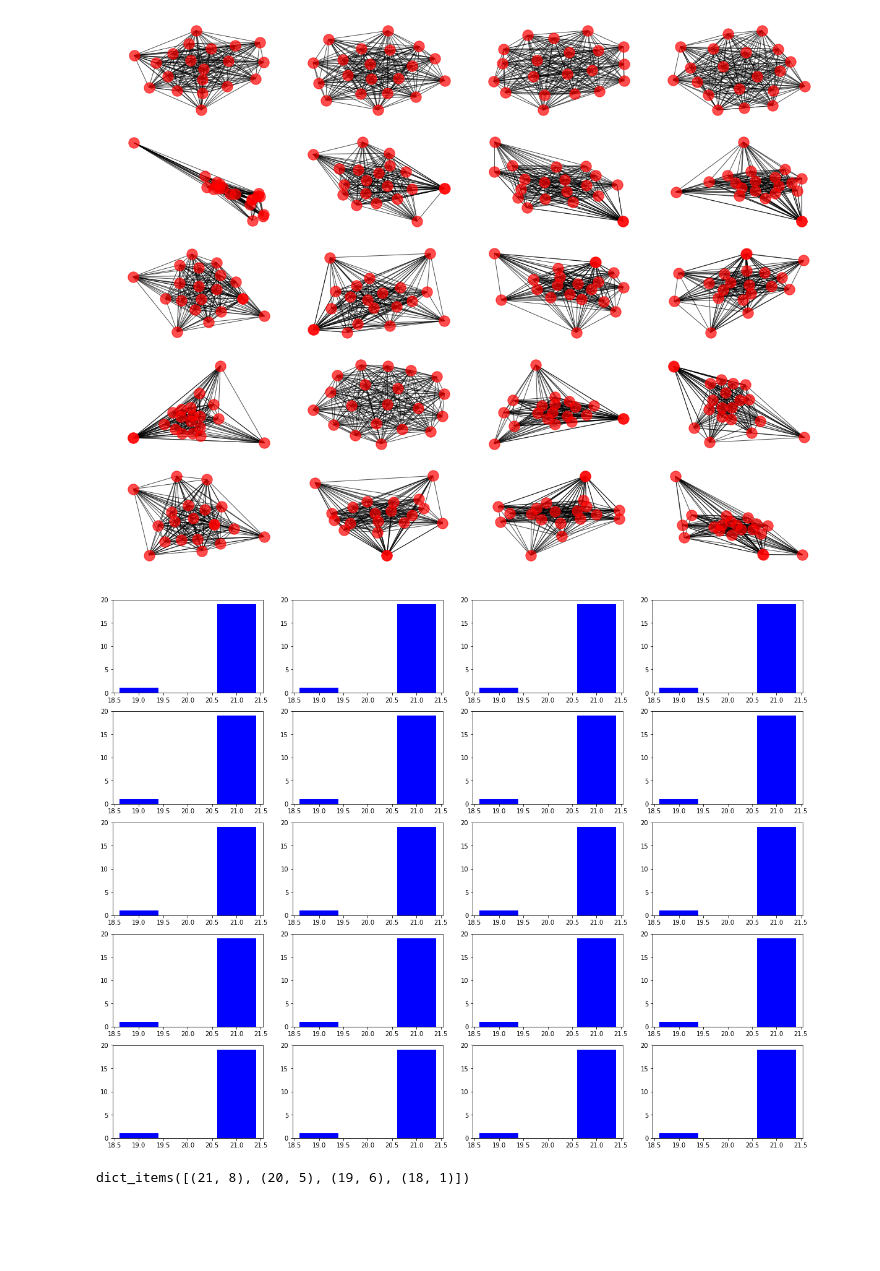
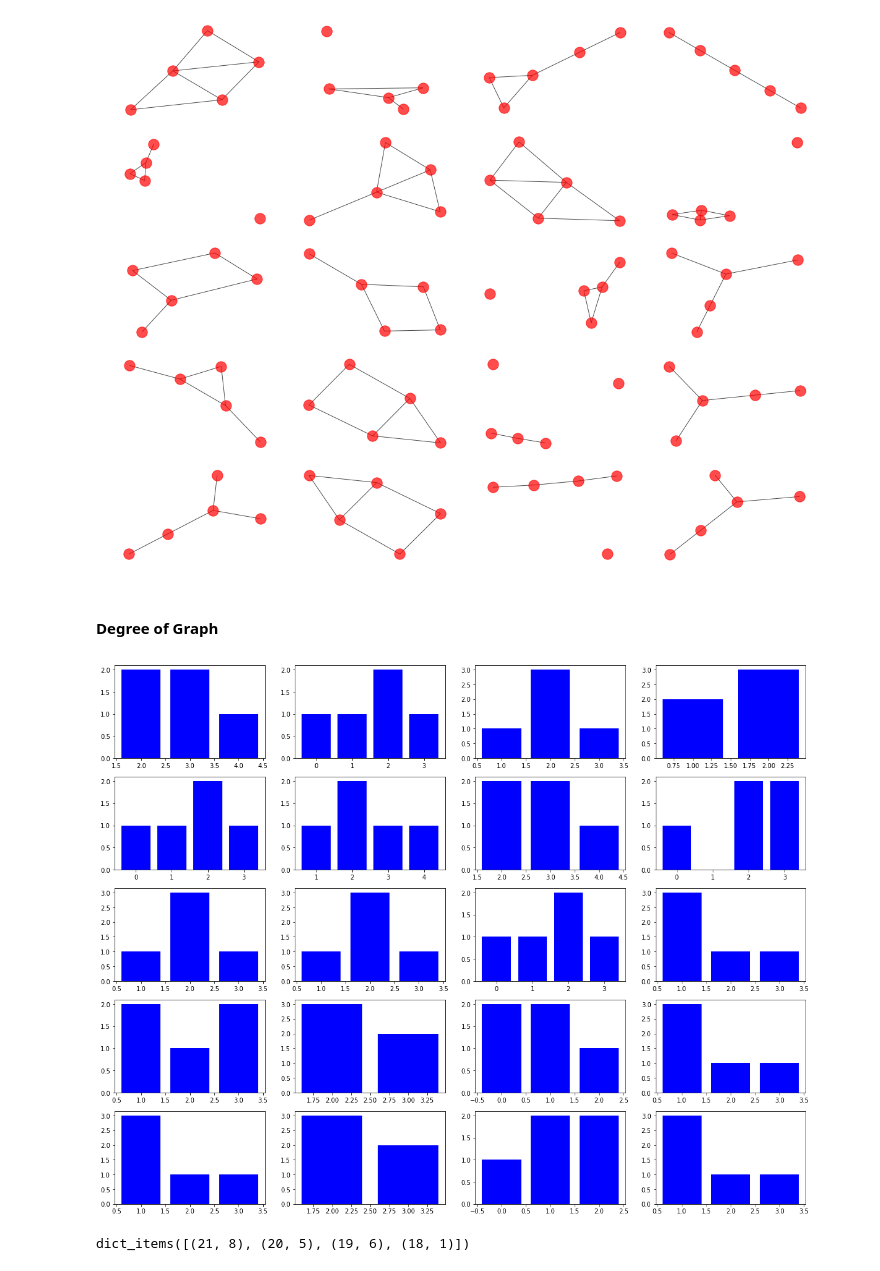
Before and after one commit to puva01/thesis, a Jupyter notebook: Market.ipynb, the cells around one changed output. Saved outputs shown, nothing was run; the diff lists cells and outputs as text; code cells hidden in the pictures; blank space fills up the shorter version.

```diff
--- a/Market.ipynb
+++ b/Market.ipynb
@@ -270,6 +270,7 @@ from deap import base
 from deap.benchmarks.tools import diversity, convergence, hypervolume
 from deap import creator
 from deap import tools
+import copy
 
 
 creator.create("FitnessMax", base.Fitness, weights=(-1.0,-1.0,-1.0,-1.0))
@@ -305,7 +306,7 @@ def main(seed=None):
     logbook.header = "gen", "min", "avg", "max"  # does "evals" need??
 
     pop = toolbox.population(n=MU)
-    pop0 = pop
+    pop0 = copy.deepcopy(pop)
     # Evaluate the individuals with an invalid fitness
     invalid_ind = [ind for ind in pop if not ind.fitness.valid]
     fitnesses = toolbox.map(toolbox.evaluate, invalid_ind)
@@ -349,4 +350,9 @@ def main(seed=None):
 
     #print("Final population hypervolume is %f" % hypervolume(pop, [11.0, 11.0]))
 
-    return pop, logbook ,pop0
+    return pop0,pop, logbook
+# %%
+pop=np.array(toolbox.population(n=20))
+g = pop_to_graph(pop)
+for i in range(5):
+    print(g[i].degree)
@@ -353,5 +365,5 @@ def main(seed=None):
 # %%
 if __name__ == "__main__":
-    pop, logbook,pop0= main()
+    pop0,pop, logbook= main()
 # %% [output]
 gen     min                                                                     avg                                             max
@@ -365,7 +377,10 @@ gen     min
 # %%
-# generate graph and store in g
-g = []
+# generate graph from pop
+
 def pop_to_graph(pop):
-    for i in range(N):
+    g = []
+    for i in range(20): # MU =20
         g.append(gene_to_graph(pop[i]))
     return g
+g0 = pop_to_graph(pop0)
+g = pop_to_graph(pop)
@@ -392,24 +395,27 @@ def draw_graph(g):
             nx.draw(g[loc],ax = ax[i,j],alpha=0.7)
             loc +=1
 # %%
-draw_graph(g2)
+draw_graph(g)
 # %% [output]
-[figure, old version]
+[figure, new version]
+# %% [markdown]
+#### Degree of Graph
 # %%
 import collections
-
-g = pop_to_graph(pop)
-loc = 0
-fig,ax = plt.subplots(5,4,figsize = (20,16))
-for i in range(5):
-    for j in range(4):
-        degree_sequence = sorted([d for n, d in g[loc].degree()], reverse=True)
-        degreeCount = collections.Counter(degree_sequence)
-        deg, cnt = zip(*degreeCount.items())
-        ax[i,j].bar(deg, cnt, width=0.80, color='b')
-plt.show()
+def draw_degree_hist(g):
+    fig,ax = plt.subplots(5,4,figsize = (20,16))
+    loc = 0
+    for i in range(5):
+        for j in range(4):
+            degree_sequence = sorted([d for n, d in g[loc].degree()], reverse=True)
+            degreeCount = collections.Counter(degree_sequence)
+            deg, cnt = zip(*degreeCount.items())
+            ax[i,j].bar(deg, cnt, width=0.80, color='b')
+            loc +=1
+    plt.show()
+draw_degree_hist(g)
 # %% [output]
-[figure, old version]
+[figure, new version]
 # %%
 degreeCount.items()
 # %% [output]
```
Also changed, not shown: parts of 23 cells of this notebook.
